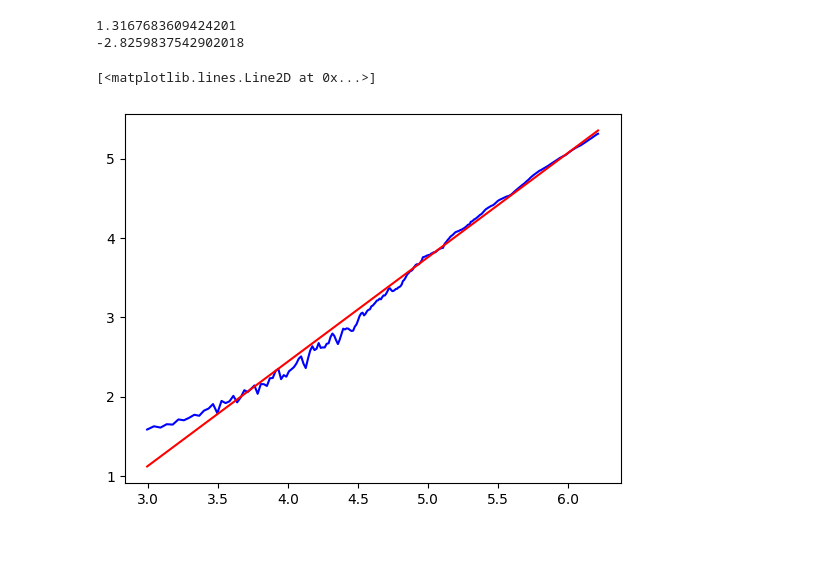
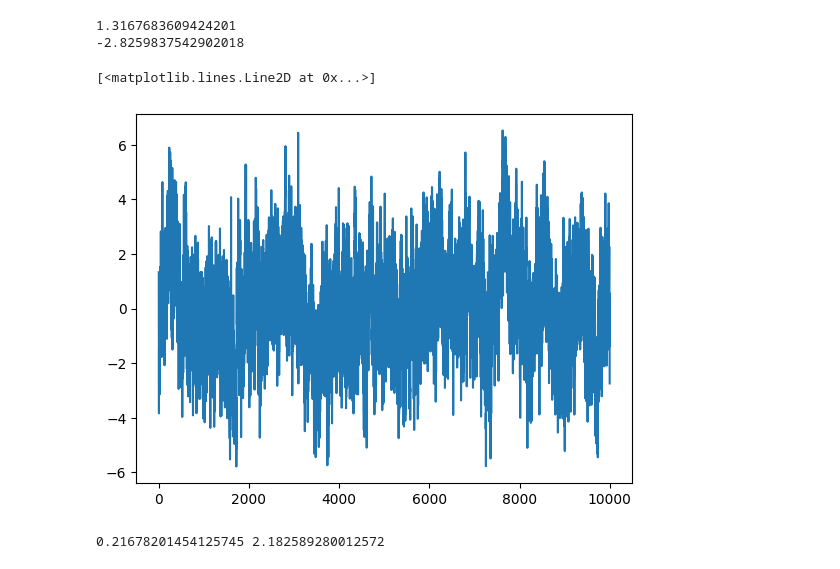
Before and after one commit to Dx-by-Dy/Python-programs, a Jupyter notebook: FractAnalysis.ipynb, the cells around one changed output. Cells and saved outputs as stored; diff of their text form; code cells hidden in the pictures.

```diff
--- a/FractAnalysis.ipynb
+++ b/FractAnalysis.ipynb
@@ -96,18 +104,21 @@ def pink_noise(length, time_rel=[1, 10, 100]):
     num_per = len(p)
     rel_x, vals = [0] * num_per, [0] * length
     sums = 0
+    start = 1000
 
-    for i in range(length + 100):
+    for i in range(length + start):
         for j in range(num_per):
             rel_x[j] = p[j] * rel_x[j] + sqrt(1 - p[j] ** 2) * random()
-            if i >= 100:
-                vals[i - 100] += rel_x[j]
+            if i >= start:
+                vals[i - start] += rel_x[j]
 
-        if i >= 100:
-            sums += vals[i - 100]
+        if i >= start:
+            sums += vals[i - start]
 
     sums /= length
     for i in range(length):
         vals[i] -= sums
 
+    # сделать преобразование
+
     return vals
@@ -126,9 +250,3 @@ print(c2)
 # %% [output]
 1.3167683609424201
 -2.8259837542902018
-# %%
-plt.plot(per, RS, "b")
-plt.plot(per, vec_res_line2, "r")
-# %% [output]
-[<matplotlib.lines.Line2D at 0x...>]
-[figure, removed]
@@ -135,5 +257,7 @@ plt.plot(per, vec_res_line2, "r")
 # %%
-vall = pink_noise(100000)
-B0 = [0]
-for i in vall:
-    B0 += [B0[-1] + i]
+vall = pink_noise(10000)
+# %%
+plt.plot(vall)
+# %% [output]
+[<matplotlib.lines.Line2D at 0x...>]
+[figure, added]
@@ -139,0 +266,5 @@ for i in vall:
+# %%
+H, c, data__ = compute_Hc(noise(20000, 0.1))
+print(H, c)
+# %% [output]
+0.21678201454125745 2.182589280012572
```
Also changed, not shown: parts of 16 cells of this notebook.
